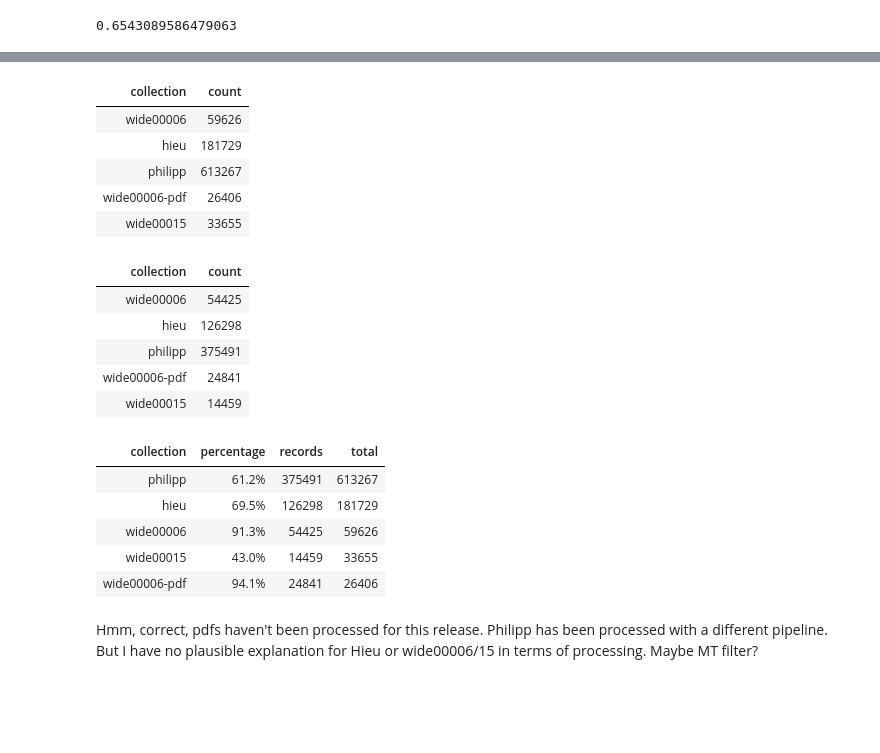
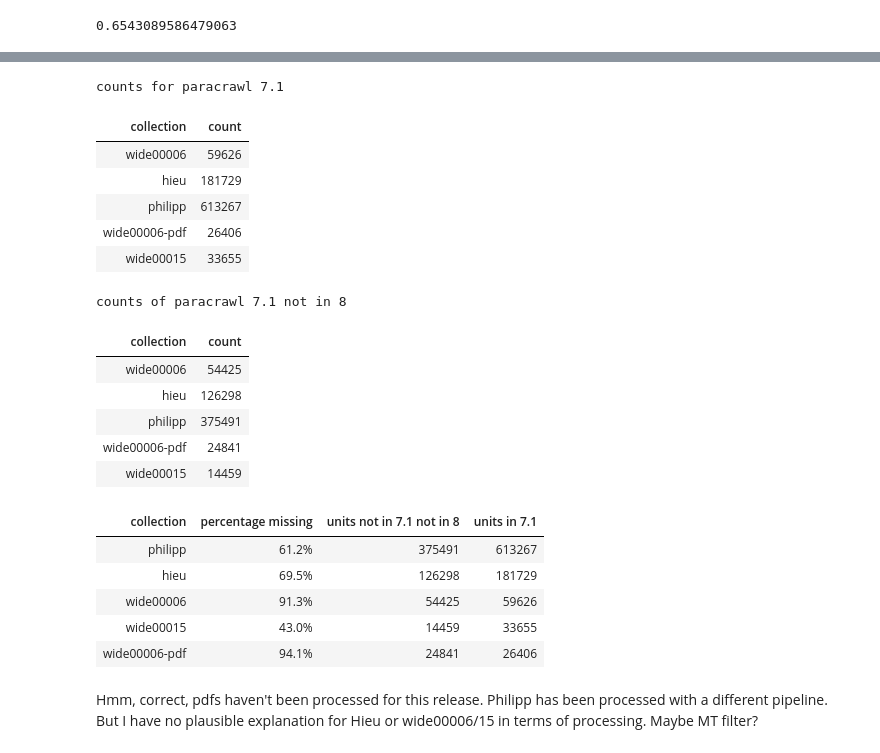
Before and after one commit to jelmervdl/paracrawl-analysis, a Jupyter notebook: checksum-overlap.ipynb, the cells around one changed output, grey strips where cells are left out. Saved outputs shown, nothing was run; the diff lists cells and outputs as text; code cells hidden in the pictures; blank space fills up the shorter version.

```diff
--- a/checksum-overlap.ipynb
+++ b/checksum-overlap.ipynb
@@ -76,8 +88,3 @@ for unit in read(files['paracrawl-7.1']):
         sample.add(unit)
         for translation in unit.translations.values():
             domains.update(domain(url) for url in translation['source-document'])
-# %%
-import notebook
-import importlib
-notebook = importlib.reload(notebook)
-table = notebook.table
@@ -95,6 +124,7 @@ Is it maybe a particular collection that is missing?
 # %%
-table(collections_overall.items(), headers=['collection', 'count'])
+table(collections_overall.items(), headers=['collection', 'count'], title="counts for paracrawl 7.1")
 # %% [output]
+counts for paracrawl 7.1
 | collection | count |
 | wide00006 | 59626 |
 | hieu | 181729 |
@@ -102,8 +132,9 @@ table(collections_overall.items(), headers=['collection', 'count'])
 | wide00006-pdf | 26406 |
 | wide00015 | 33655 |
 # %%
-table(collections_missing.items(), headers=['collection', 'count'])
+table(collections_missing.items(), headers=['collection', 'count'], title="counts of paracrawl 7.1 not in 8")
 # %% [output]
+counts of paracrawl 7.1 not in 8
 | collection | count |
 | wide00006 | 54425 |
 | hieu | 126298 |
@@ -113,13 +144,13 @@ table(collections_missing.items(), headers=['collection', 'count'])
 # %%
 from operator import itemgetter
 table({
     'collection': collection,
-    'percentage': '{:0.1f}%'.format(100 * collections_missing[collection] / count),
-    'records': collections_missing[collection],
-    'total': count
+    'percentage missing': '{:0.1f}%'.format(100 * collections_missing[collection] / count),
+    'units not in 7.1 not in 8': collections_missing[collection],
+    'units in 7.1': count
 } for collection, count in sorted(collections_overall.items(), key=itemgetter(1), reverse=True))
 # %% [output]
-| collection | percentage | records | total |
+| collection | percentage missing | units not in 7.1 not in 8 | units in 7.1 |
 | philipp | 61.2% | 375491 | 613267 |
 | hieu | 69.5% | 126298 | 181729 |
 | wide00006 | 91.3% | 54425 | 59626 |
```
Also changed, not shown: parts of 57 cells of this notebook.
